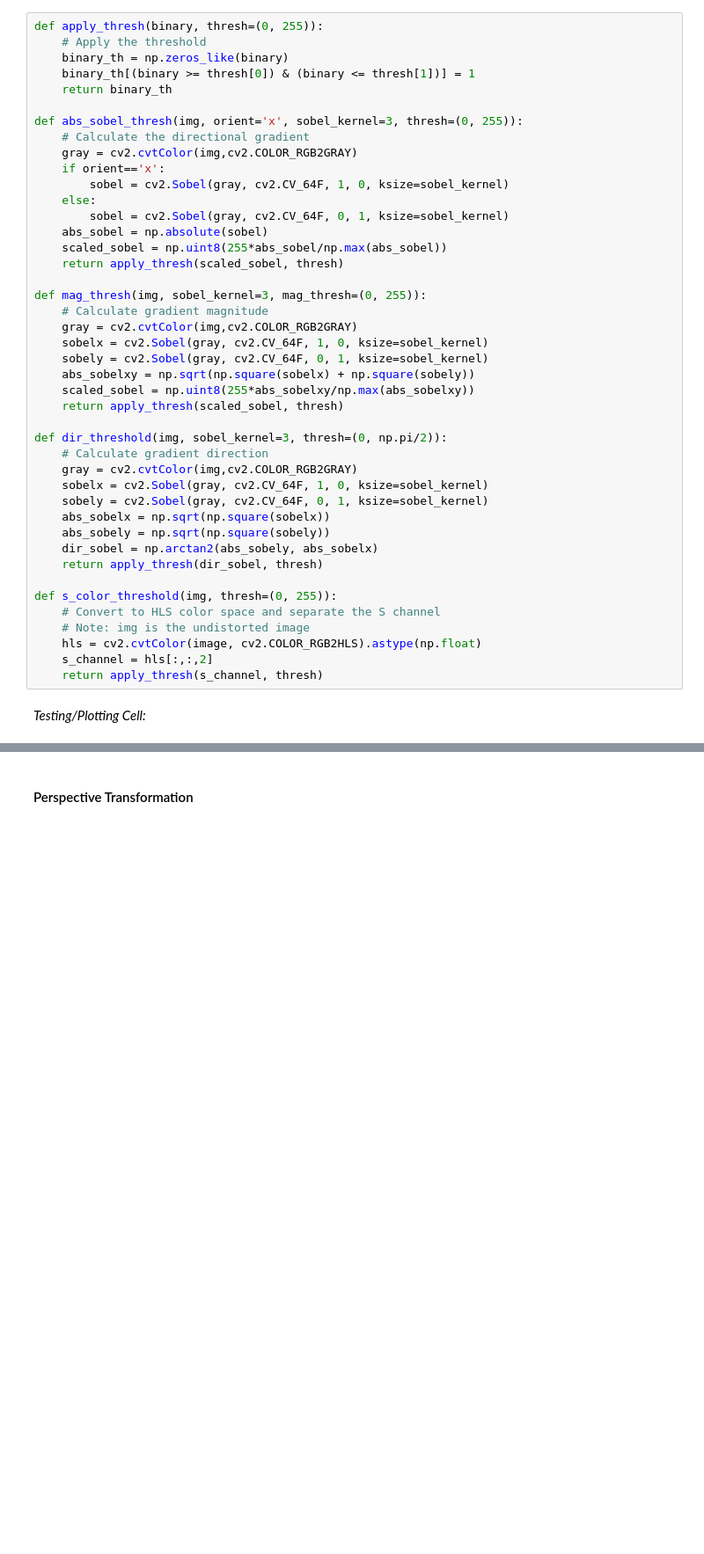
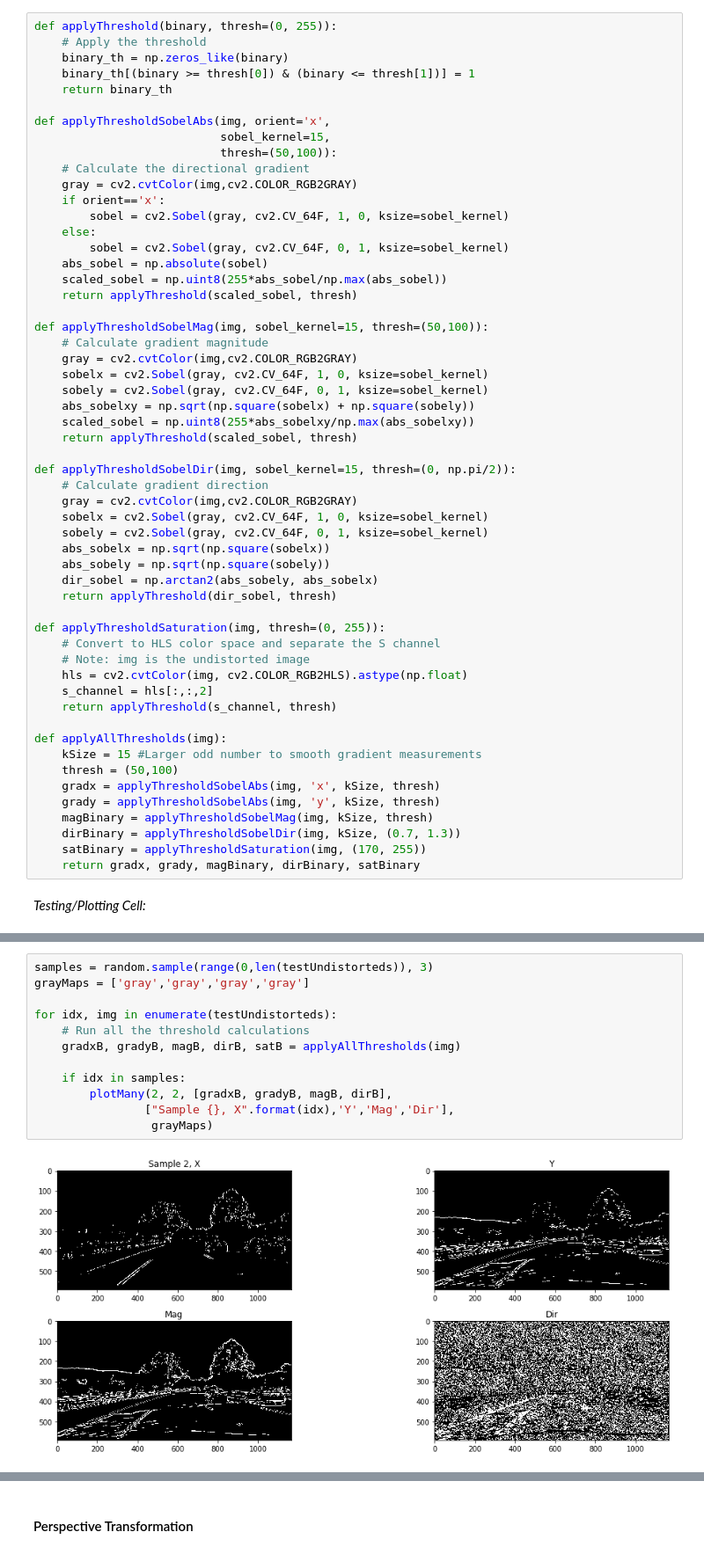
Before and after one commit to Merberg/CarND-Advanced-Lane-Lines, a Jupyter notebook: AdvancedLaneFinding.ipynb, the cells around one changed output, grey strips where cells are left out. Shown at 88% size. Saved outputs shown, nothing was run; the diff lists cells and outputs as text; blank space fills up the shorter version.

Commit message:
threshold testing complete for now

```diff
--- a/AdvancedLaneFinding.ipynb
+++ b/AdvancedLaneFinding.ipynb
@@ -136,13 +153,15 @@ plot_two(testImages[0], undistorted, 'Original', 'Undistorted')
 #### Binary Image Threshold Creation ####
 _Functions to create filtered binary images:_
 # %%
-def apply_thresh(binary, thresh=(0, 255)):
+def applyThreshold(binary, thresh=(0, 255)):
     # Apply the threshold
     binary_th = np.zeros_like(binary)
     binary_th[(binary >= thresh[0]) & (binary <= thresh[1])] = 1
     return binary_th
 
-def abs_sobel_thresh(img, orient='x', sobel_kernel=3, thresh=(0, 255)):
+def applyThresholdSobelAbs(img, orient='x',
+                           sobel_kernel=15,
+                           thresh=(50,100)):
     # Calculate the directional gradient
     gray = cv2.cvtColor(img,cv2.COLOR_RGB2GRAY)
     if orient=='x':
@@ -151,18 +170,18 @@ def abs_sobel_thresh(img, orient='x', sobel_kernel=3, thresh=(0, 255)):
         sobel = cv2.Sobel(gray, cv2.CV_64F, 0, 1, ksize=sobel_kernel)
     abs_sobel = np.absolute(sobel)
     scaled_sobel = np.uint8(255*abs_sobel/np.max(abs_sobel))
-    return apply_thresh(scaled_sobel, thresh)
+    return applyThreshold(scaled_sobel, thresh)
 
-def mag_thresh(img, sobel_kernel=3, mag_thresh=(0, 255)):
+def applyThresholdSobelMag(img, sobel_kernel=15, thresh=(50,100)):
     # Calculate gradient magnitude
     gray = cv2.cvtColor(img,cv2.COLOR_RGB2GRAY)
     sobelx = cv2.Sobel(gray, cv2.CV_64F, 1, 0, ksize=sobel_kernel)
     sobely = cv2.Sobel(gray, cv2.CV_64F, 0, 1, ksize=sobel_kernel)
     abs_sobelxy = np.sqrt(np.square(sobelx) + np.square(sobely))
     scaled_sobel = np.uint8(255*abs_sobelxy/np.max(abs_sobelxy))
-    return apply_thresh(scaled_sobel, thresh)
+    return applyThreshold(scaled_sobel, thresh)
 
-def dir_threshold(img, sobel_kernel=3, thresh=(0, np.pi/2)):
+def applyThresholdSobelDir(img, sobel_kernel=15, thresh=(0, np.pi/2)):
     # Calculate gradient direction
     gray = cv2.cvtColor(img,cv2.COLOR_RGB2GRAY)
     sobelx = cv2.Sobel(gray, cv2.CV_64F, 1, 0, ksize=sobel_kernel)
@@ -170,14 +189,24 @@ def dir_threshold(img, sobel_kernel=3, thresh=(0, np.pi/2)):
     abs_sobelx = np.sqrt(np.square(sobelx))
     abs_sobely = np.sqrt(np.square(sobely))
     dir_sobel = np.arctan2(abs_sobely, abs_sobelx)
-    return apply_thresh(dir_sobel, thresh)
+    return applyThreshold(dir_sobel, thresh)
 
-def s_color_threshold(img, thresh=(0, 255)):
+def applyThresholdSaturation(img, thresh=(0, 255)):
     # Convert to HLS color space and separate the S channel
     # Note: img is the undistorted image
-    hls = cv2.cvtColor(image, cv2.COLOR_RGB2HLS).astype(np.float)
+    hls = cv2.cvtColor(img, cv2.COLOR_RGB2HLS).astype(np.float)
     s_channel = hls[:,:,2]
-    return apply_thresh(s_channel, thresh)
+    return applyThreshold(s_channel, thresh)
+
+def applyAllThresholds(img):
+    kSize = 15 #Larger odd number to smooth gradient measurements
+    thresh = (50,100)
+    gradx = applyThresholdSobelAbs(img, 'x', kSize, thresh)
+    grady = applyThresholdSobelAbs(img, 'y', kSize, thresh)
+    magBinary = applyThresholdSobelMag(img, kSize, thresh)
+    dirBinary = applyThresholdSobelDir(img, kSize, (0.7, 1.3))
+    satBinary = applyThresholdSaturation(img, (170, 255))
+    return gradx, grady, magBinary, dirBinary, satBinary
 # %% [markdown]
 _Testing/Plotting Cell:_
 # %%
@@ -218,3 +223,17 @@ def plot_combined_binaries(sobel_binary, color_binary, combined_binary):
     ax2.set_title('Combined color channel and gradient thresholds')
     ax2.imshow(combined_binary, cmap='gray')
     plt.show()
+# %%
+samples = random.sample(range(0,len(testUndistorteds)), 3)
+grayMaps = ['gray','gray','gray','gray']
+
+for idx, img in enumerate(testUndistorteds):
+    # Run all the threshold calculations
+    gradxB, gradyB, magB, dirB, satB = applyAllThresholds(img)
+
+    if idx in samples:
+        plotMany(2, 2, [gradxB, gradyB, magB, dirB],
+                ["Sample {}, X".format(idx),'Y','Mag','Dir'],
+                 grayMaps)
+# %% [output]
+[figure, added]
```
Also changed, not shown: parts of 12 cells of this notebook, 1 other file.
